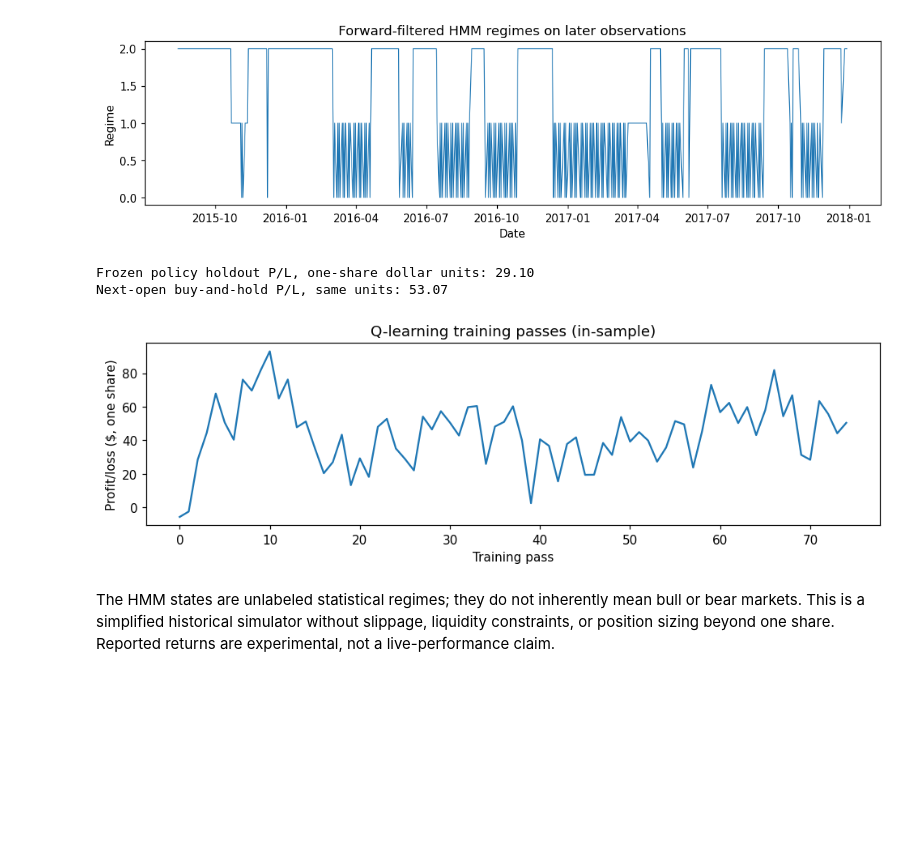
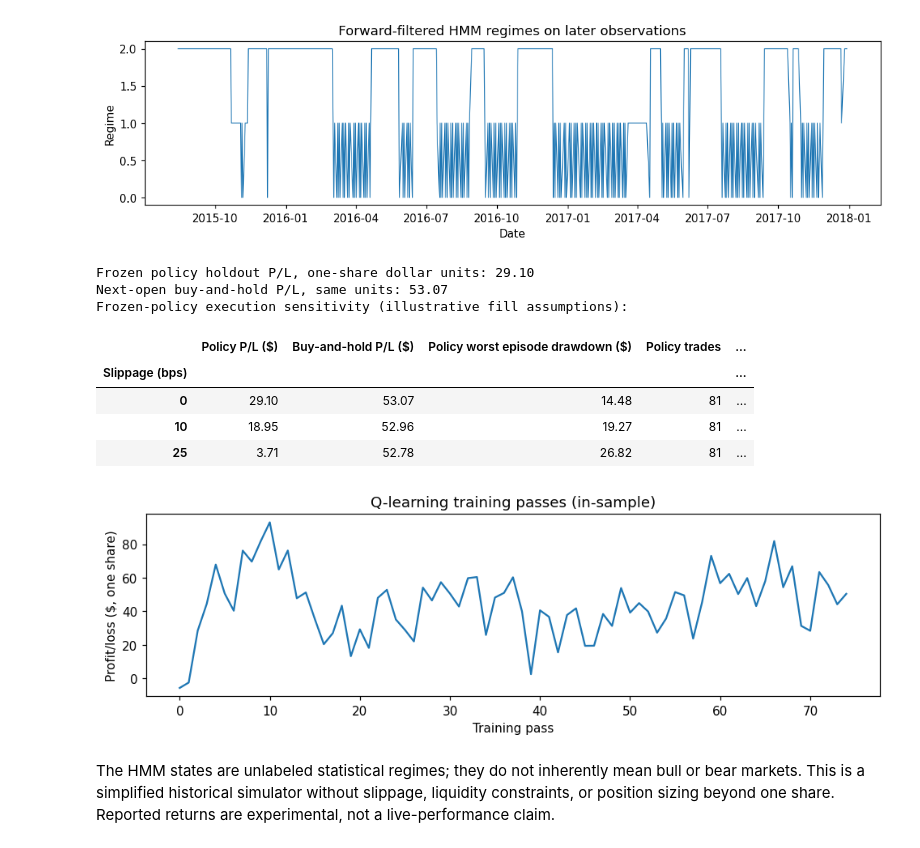
Before and after one commit to ryanrowe2/StockTradingAI-Project, a Jupyter notebook: notebooks/HMM_and_RL_Experiments.ipynb, the cells around one changed output. Cells and saved outputs as stored; diff of their text form; code cells hidden in the pictures; blank space fills up the shorter version.

Commit message:
Strengthen executable target evaluation, walk-forward tests, and trading risk reporting

```diff
--- a/notebooks/HMM_and_RL_Experiments.ipynb
+++ b/notebooks/HMM_and_RL_Experiments.ipynb
@@ -68,33 +68,62 @@ def rl_frame(data):
         frame[f'{column}_binned'] = bins[column].to_numpy()
     return frame
 
 training = rl_frame(train_regimes)
 testing = rl_frame(test_regimes)
 agent = QLearningAgent(alpha=0.1, gamma=0.95, epsilon=0.1, seed=42)
 # An omitted feature day is not the next market session: restart the
 # trading episode instead of executing weeks later as a one-day step.
 training_segments = contiguous_trading_segments(training)
 train_envs = [SimpleTradingEnv(group, transaction_cost=0.001, state_columns=state_columns) for group in training_segments]
 rewards = [sum(agent.simulate_episode(env) for env in train_envs) for _ in range(75)]
 
 # Apply the same gap boundary policy during holdout evaluation. Each
 # eligible segment starts flat; isolated single bars cannot form a trade.
 testing_segments = contiguous_trading_segments(testing)
 if not testing_segments:
     raise ValueError('No consecutive-session holdout episodes are available')
 test_envs = [SimpleTradingEnv(group, transaction_cost=0.001, state_columns=state_columns) for group in testing_segments]
 held_out_reward = sum(agent.simulate_episode(env, train=False) for env in test_envs)
 buy_and_hold = sum(float(group['Close'].iloc[-1] - group['Open'].iloc[1] * (1 + 0.001)) for group in testing_segments)
 print(f'Frozen policy holdout P/L, one-share dollar units: {held_out_reward:.2f}')
 print(f'Next-open buy-and-hold P/L, same units: {buy_and_hold:.2f}')
+
+# Examine fills and drawdowns without retraining or choosing a scenario on test data.
+# All scenarios use the identical frozen policy and one-share exposure.
+def execution_scenario(slippage_bps):
+    envs = [SimpleTradingEnv(group, transaction_cost=0.001,
+                             slippage_bps=slippage_bps, state_columns=state_columns)
+            for group in testing_segments]
+    policy_pnl = sum(agent.simulate_episode(env, train=False) for env in envs)
+    episode_metrics = [env.episode_metrics() for env in envs]
+    entry_multiplier = (1 + slippage_bps / 10_000) * (1 + 0.001)
+    comparator_pnl = sum(float(group['Close'].iloc[-1] - group['Open'].iloc[1] * entry_multiplier)
+                         for group in testing_segments)
+    return {'Slippage (bps)': slippage_bps, 'Policy P/L ($)': round(policy_pnl, 2),
+            'Buy-and-hold P/L ($)': round(comparator_pnl, 2),
+            'Policy worst episode drawdown ($)': round(max(
+                metrics['max_drawdown_dollars'] for metrics in episode_metrics), 2),
+            'Policy trades': sum(metrics['trades'] for metrics in episode_metrics),
+            'Policy total fees ($)': round(sum(
+                metrics['fees_dollars'] for metrics in episode_metrics), 2)}
+
+sensitivity = pd.DataFrame([execution_scenario(bps) for bps in (0, 10, 25)])
+print('Frozen-policy execution sensitivity (illustrative fill assumptions):')
+display(sensitivity.set_index('Slippage (bps)'))
 fig, ax = plt.subplots(figsize=(9, 3))
 ax.plot(rewards)
 ax.set(title='Q-learning training passes (in-sample)', xlabel='Training pass', ylabel='Profit/loss ($, one share)')
 plt.tight_layout()
 plt.show()
 # %% [output]
 Frozen policy holdout P/L, one-share dollar units: 29.10
 Next-open buy-and-hold P/L, same units: 53.07
+Frozen-policy execution sensitivity (illustrative fill assumptions):
+|  | Policy P/L ($) | Buy-and-hold P/L ($) | Policy worst episode drawdown ($) | Policy trades | ... |
+| Slippage (bps) |  |  |  |  | ... |
+| 0 | 29.10 | 53.07 | 14.48 | 81 | ... |
+| 10 | 18.95 | 52.96 | 19.27 | 81 | ... |
+| 25 | 3.71 | 52.78 | 26.82 | 81 | ... |
 [figure]
 # %% [markdown]
 The HMM states are unlabeled statistical regimes; they do not inherently mean bull or bear markets. This is a simplified historical simulator without slippage, liquidity constraints, or position sizing beyond one share. Reported returns are experimental, not a live-performance claim.
```
Also changed, not shown: 8 other files.
